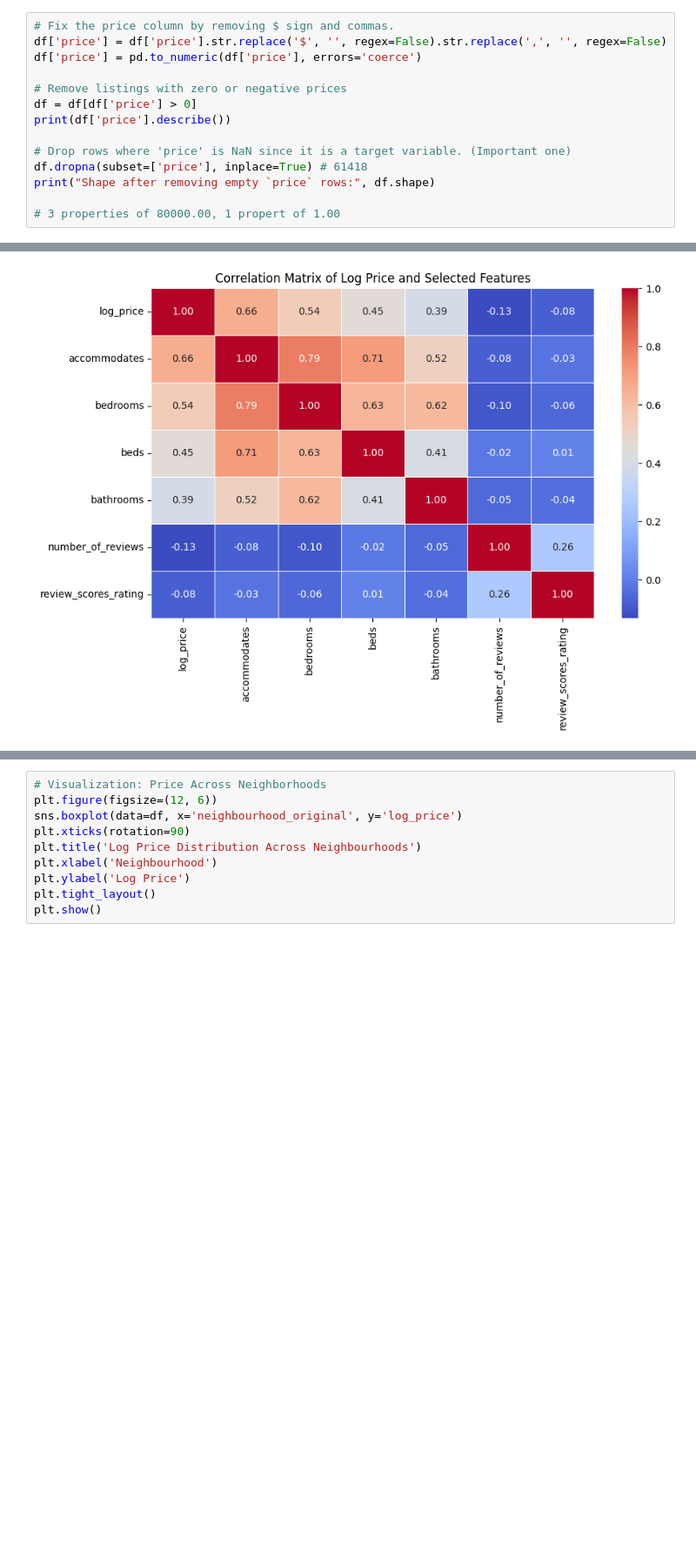
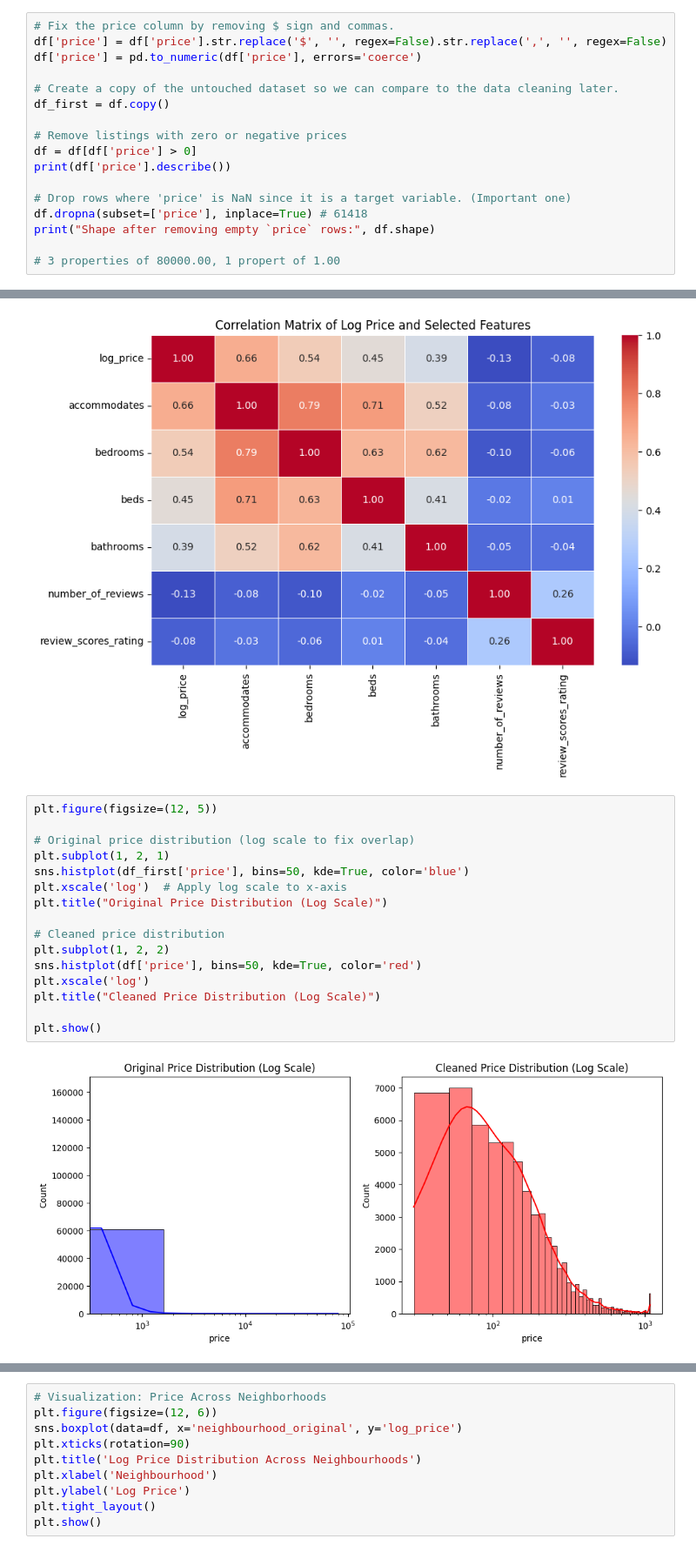
Before and after one commit to FP2003/AirBnB-Price-Prediction-System, a Jupyter notebook: fp100_jh851_solution.ipynb, the cells around one changed output, grey strips where cells are left out. Shown: that part at 87% size. Saved outputs shown, nothing was run; the diff lists cells and outputs as text; blank space fills up the shorter version.

Commit message:
new dataset and changes. Cleaned filip file.

```diff
--- a/fp100_jh851_solution.ipynb
+++ b/fp100_jh851_solution.ipynb
@@ -58,6 +59,9 @@ Numerical Variables: ['id', 'host_id', 'host_listings_count', 'host_total_listin
 # Fix the price column by removing $ sign and commas.
 df['price'] = df['price'].str.replace('$', '', regex=False).str.replace(',', '', regex=False)
 df['price'] = pd.to_numeric(df['price'], errors='coerce')
+
+# Create a copy of the untouched dataset so we can compare to the data cleaning later.
+df_first = df.copy()
 
 # Remove listings with zero or negative prices
 df = df[df['price'] > 0]
@@ -281,4 +285,22 @@ plt.title('Correlation Matrix of Log Price and Selected Features')
 plt.show()
 # %% [output]
 [figure]
+# %%
+plt.figure(figsize=(12, 5))
+
+# Original price distribution (log scale to fix overlap)
+plt.subplot(1, 2, 1)
+sns.histplot(df_first['price'], bins=50, kde=True, color='blue')
+plt.xscale('log')  # Apply log scale to x-axis
+plt.title("Original Price Distribution (Log Scale)")
+
+# Cleaned price distribution
+plt.subplot(1, 2, 2)
+sns.histplot(df['price'], bins=50, kde=True, color='red')
+plt.xscale('log')
+plt.title("Cleaned Price Distribution (Log Scale)")
+
+plt.show()
+# %% [output]
+[figure, added]
 # %%
```
Also changed, not shown: parts of 12 cells of this notebook, 2 other files.
